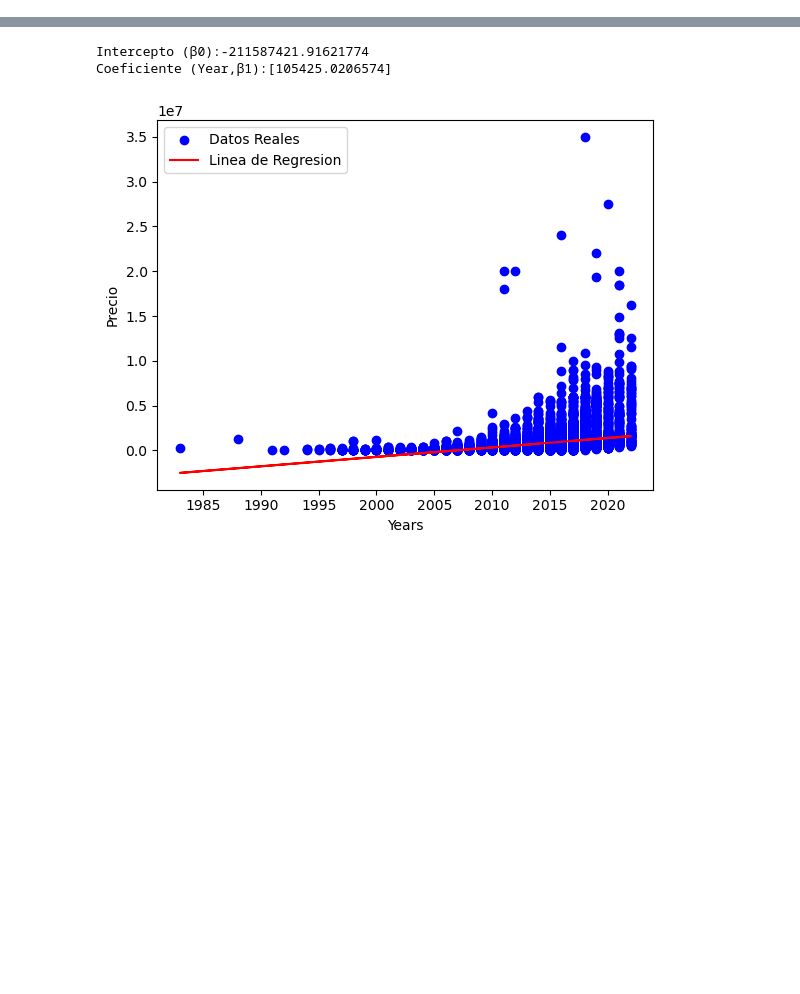
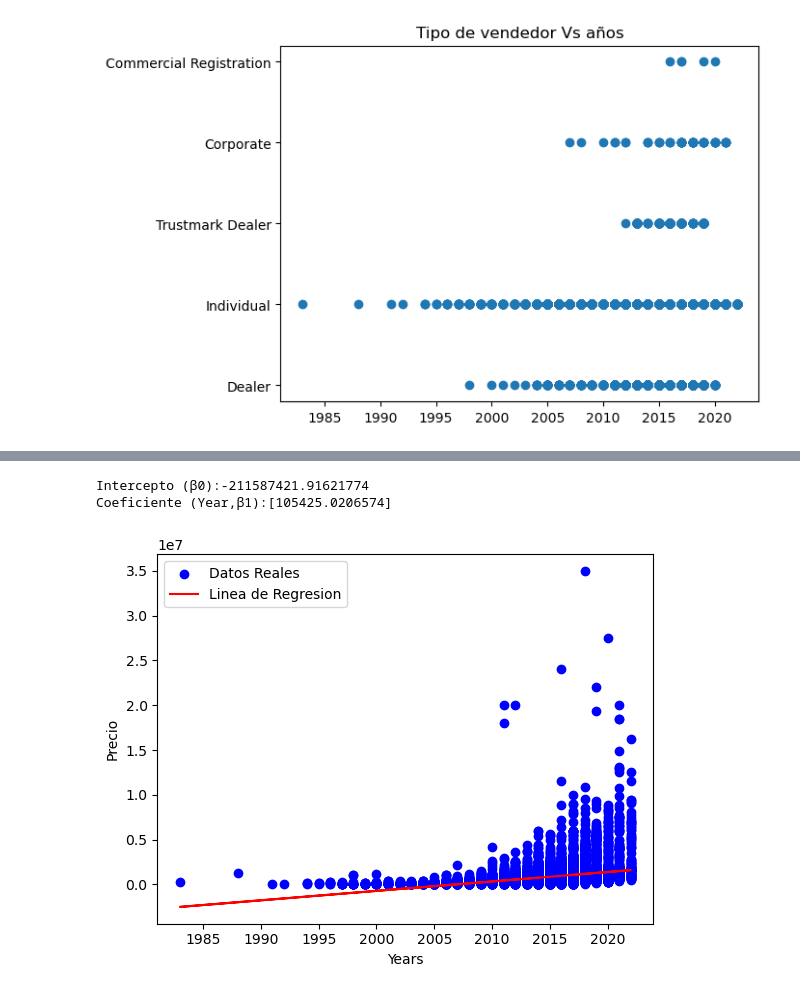
Before and after one commit to lfruizgac/RegresionLineal, a Jupyter notebook: RegresionLineal.ipynb, the cells around one changed output, grey strips where cells are left out. Cells and saved outputs as stored; diff of their text form; code cells hidden in the pictures; blank space fills up the shorter version.

```diff
--- a/RegresionLineal.ipynb
+++ b/RegresionLineal.ipynb
@@ -32,0 +88,8 @@ data = pd.read_excel('Documents/vehiculo.xlsx')
+# %%
+# Grafico aspersion Tipo de vendedor Vs años
+
+plt.scatter(data['Year'], data['Seller_Type'])
+plt.title('Tipo de vendedor Vs años')
+plt.show()
+# %% [output]
+[figure, added]
```
Also changed, not shown: parts of 27 cells of this notebook.
